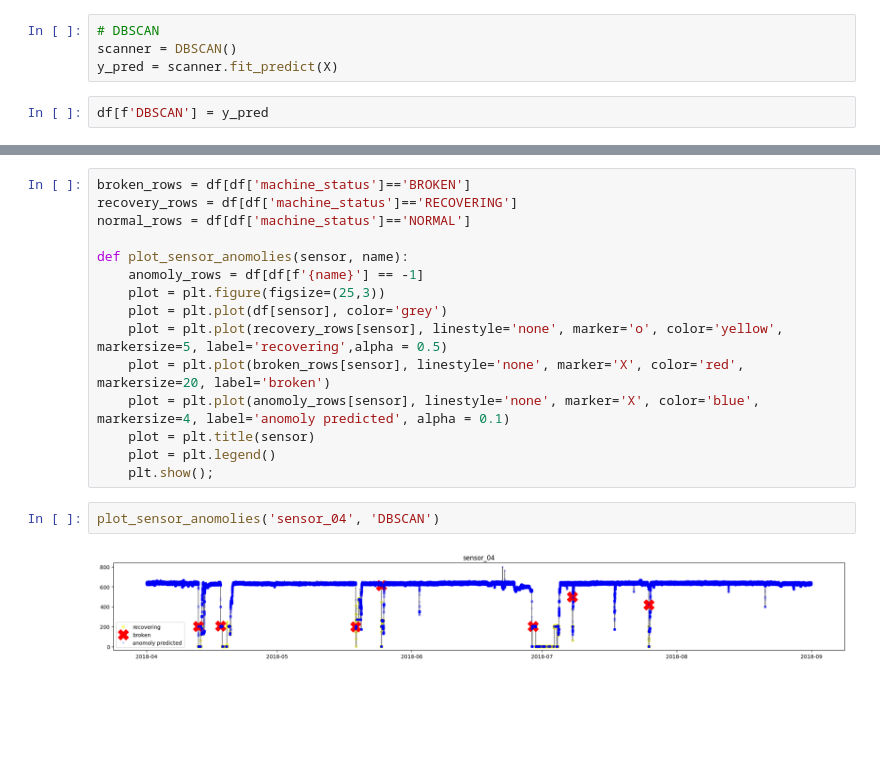
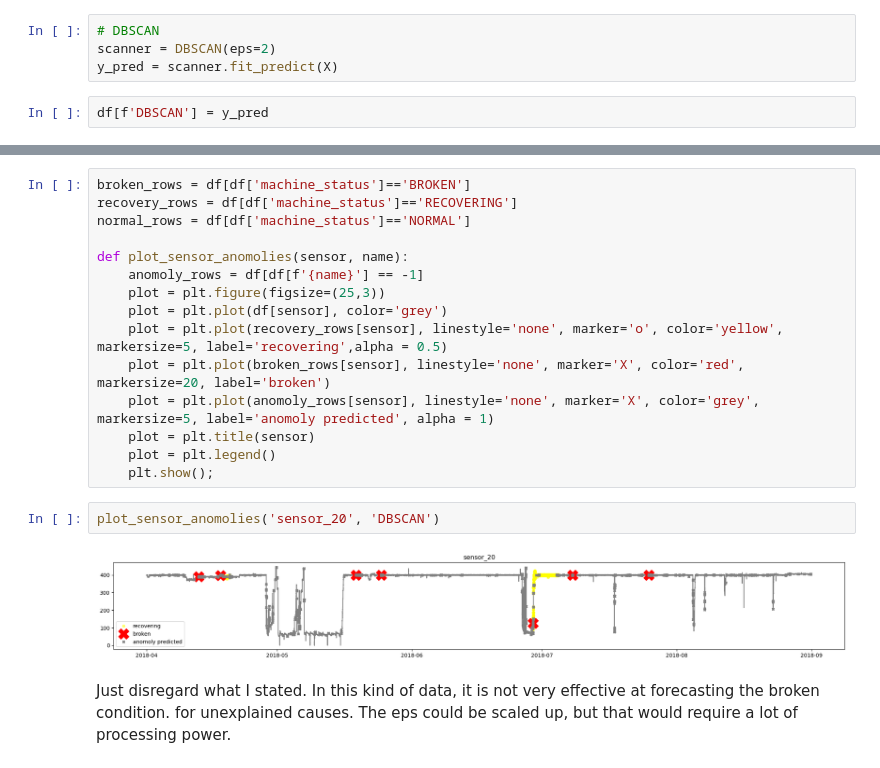
Before and after one commit to marshellon/Machine_learning, a Jupyter notebook: 3/asg_3.ipynb, the cells around one changed output, grey strips where cells are left out. Drawn from its saved outputs; the diff is of its cells as text; blank space fills up the shorter version.

```diff
--- a/3/asg_3.ipynb
+++ b/3/asg_3.ipynb
@@ -94,7 +94,7 @@ scaler=StandardScaler()
 X = scaler.fit_transform(X)
 # %%
 # DBSCAN
-scanner = DBSCAN()
+scanner = DBSCAN(eps=2)
 y_pred = scanner.fit_predict(X)
 # %%
 df[f'DBSCAN'] = y_pred
@@ -109,11 +124,14 @@ def plot_sensor_anomolies(sensor, name):
     plot = plt.plot(df[sensor], color='grey')
     plot = plt.plot(recovery_rows[sensor], linestyle='none', marker='o', color='yellow', markersize=5, label='recovering',alpha = 0.5)
     plot = plt.plot(broken_rows[sensor], linestyle='none', marker='X', color='red', markersize=20, label='broken')
-    plot = plt.plot(anomoly_rows[sensor], linestyle='none', marker='X', color='blue', markersize=4, label='anomoly predicted', alpha = 0.1)
+    plot = plt.plot(anomoly_rows[sensor], linestyle='none', marker='X', color='grey', markersize=5, label='anomoly predicted', alpha = 1)
     plot = plt.title(sensor)
     plot = plt.legend()
     plt.show();
 # %%
-plot_sensor_anomolies('sensor_04', 'DBSCAN')
+plot_sensor_anomolies('sensor_20', 'DBSCAN')
 # %% [output]
-[figure, old version]
+[figure, new version]
+# %% [markdown]
+Just disregard what I stated. In this kind of data, it is not very effective at forecasting the broken condition.
+for unexplained causes. The eps could be scaled up, but that would require a lot of processing power.
```
Also changed, not shown: parts of 1 cell of this notebook, 1 other file.
